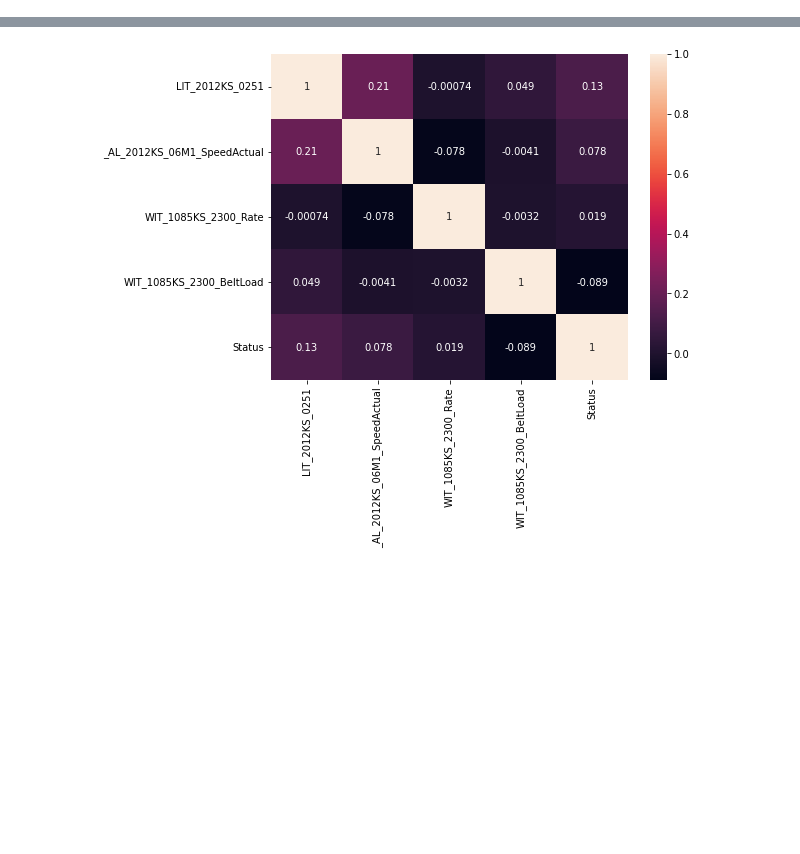
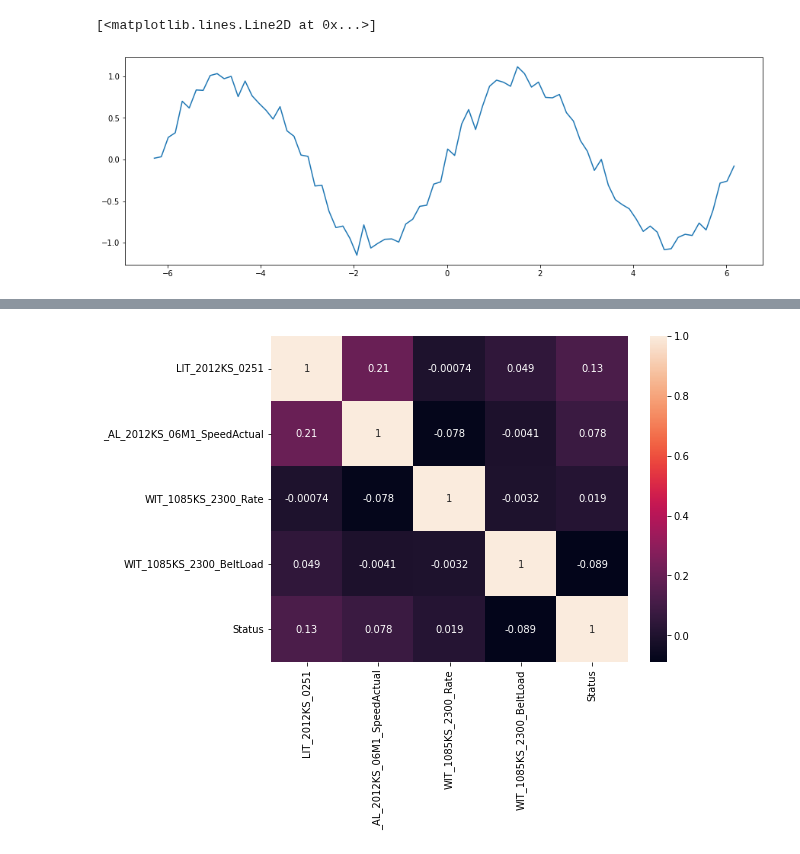
Before and after one commit to gabrielvinicios02/ExperimentsMultivariate, a Jupyter notebook: ClassificadorXGBoost.ipynb, the cells around one changed output, grey strips where cells are left out. Saved outputs shown, nothing was run; the diff lists cells and outputs as text; code cells hidden in the pictures; blank space fills up the shorter version.

```diff
--- a/ClassificadorXGBoost.ipynb
+++ b/ClassificadorXGBoost.ipynb
@@ -21,0 +99,12 @@ import matplotlib.pyplot as plt
+# %%
+fig, ax = plt.subplots(nrows=1, ncols=1,figsize=[15,5])
+
+x = [k for k in np.arange(-2*np.pi, 2*np.pi, 0.15)]
+l = len(x)
+y = [np.sin(k) for k in x]
+y += np.random.normal(0, 0.1, l)
+
+ax.plot(x, y)
+# %% [output]
+[<matplotlib.lines.Line2D at 0x...>]
+[figure, added]
```
Also changed, not shown: parts of 8 cells of this notebook.
